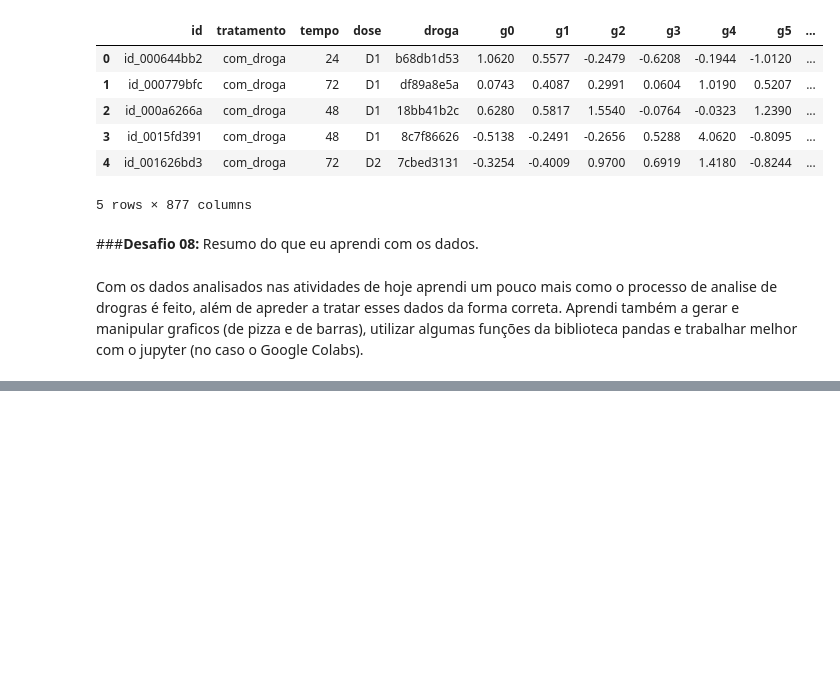
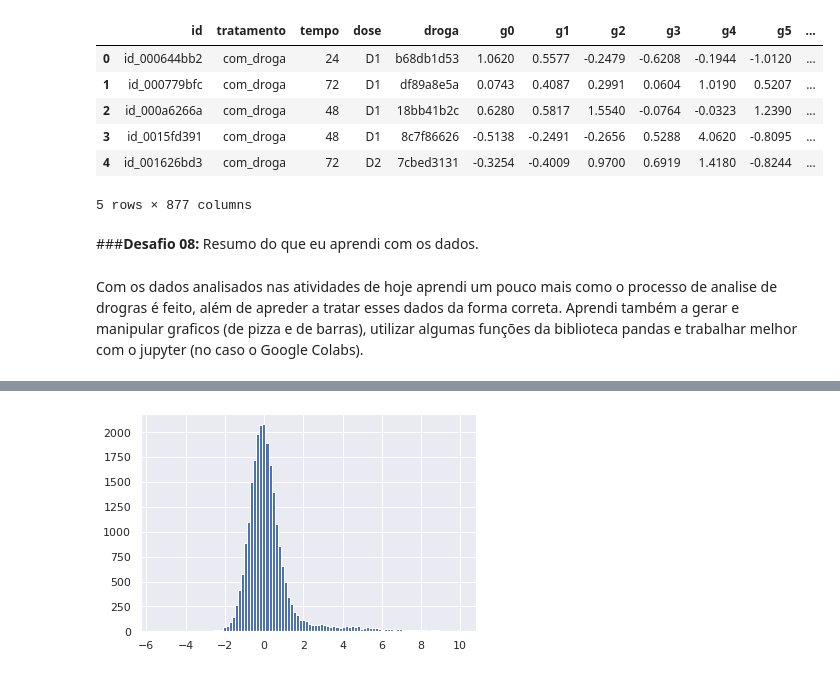
Before and after one commit to ezkias/imersao-dados, a Jupyter notebook: Imersão_Dados.ipynb, the cells around one changed output, grey strips where cells are left out. Cells and saved outputs as stored; diff of their text form; code cells hidden in the pictures; blank space fills up the shorter version.

```diff
--- a/Imersão_Dados.ipynb
+++ b/Imersão_Dados.ipynb
@@ -262,0 +316,5 @@ Aprendi também a gerar e manipular graficos (de pizza e de barras), utilizar al
+# %%
+dados['g0'].hist(bins=100)
+plt.show()
+# %% [output]
+[figure, added]
```
Also changed, not shown: parts of 44 cells of this notebook.
